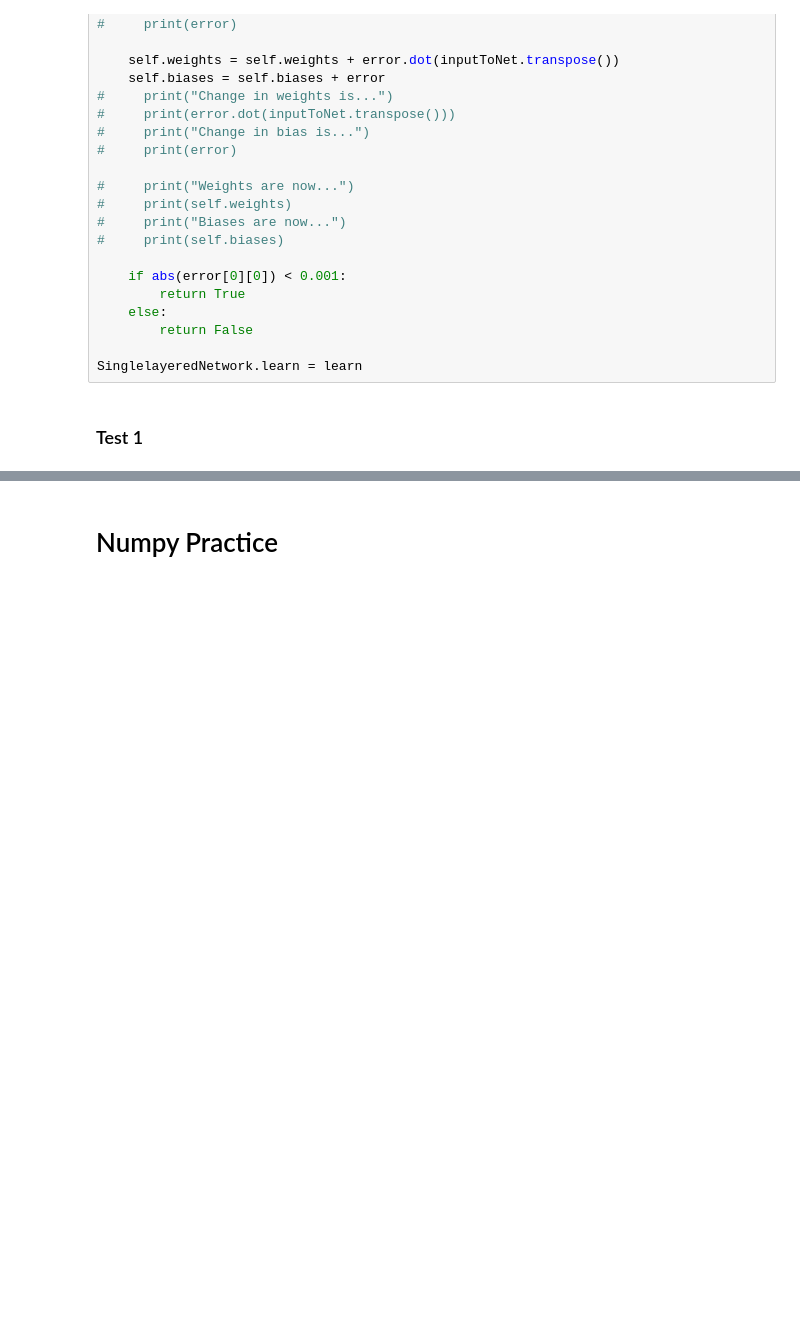
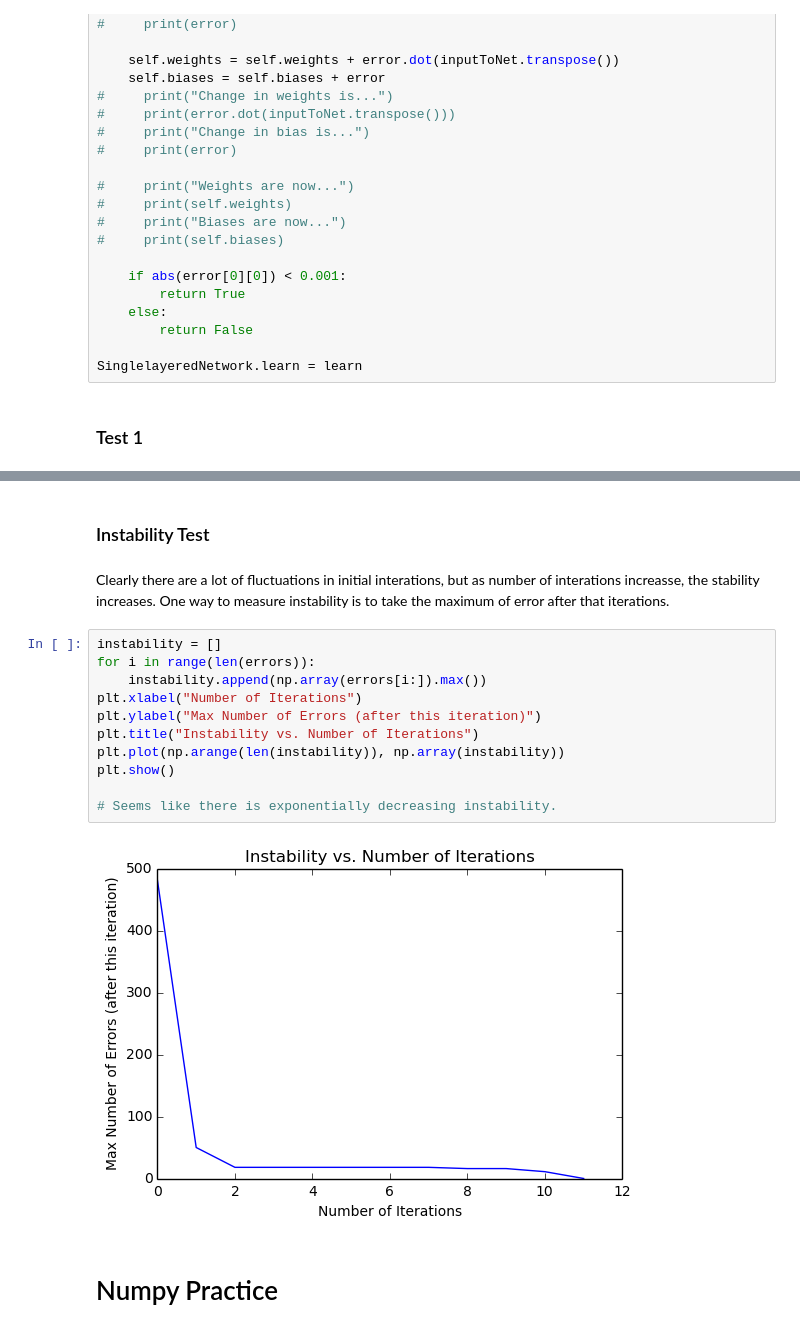
Before and after one commit to Aniket1313/NeuralNetworkNotebooks, a Jupyter notebook: Perceptron Learning Algorithm and Numpy Practice.ipynb, the cells around one changed output, grey strips where cells are left out. Cells and saved outputs as stored; diff of their text form; blank space fills up the shorter version.

```diff
--- a/Perceptron Learning Algorithm and Numpy Practice.ipynb
+++ b/Perceptron Learning Algorithm and Numpy Practice.ipynb
@@ -441,3 +463,20 @@ It took 14 number of interations to get to right output.
+# %% [markdown]
+### Instability Test
+# %% [markdown]
+Clearly there are a lot of fluctuations in initial interations, but as number of interations increasse, the stability increases. One way to measure instability is to take the maximum of error after that iterations.
+# %%
+instability = []
+for i in range(len(errors)):
+    instability.append(np.array(errors[i:]).max())
+plt.xlabel("Number of Iterations")
+plt.ylabel("Max Number of Errors (after this iteration)")
+plt.title("Instability vs. Number of Iterations")
+plt.plot(np.arange(len(instability)), np.array(instability))
+plt.show()
+
+# Seems like there is exponentially decreasing instability.
+# %% [output]
+[figure, added]
 # %% [markdown]
 # Numpy Practice
 # %% [markdown]
```
Also changed, not shown: parts of 13 cells of this notebook, 4 other files.
